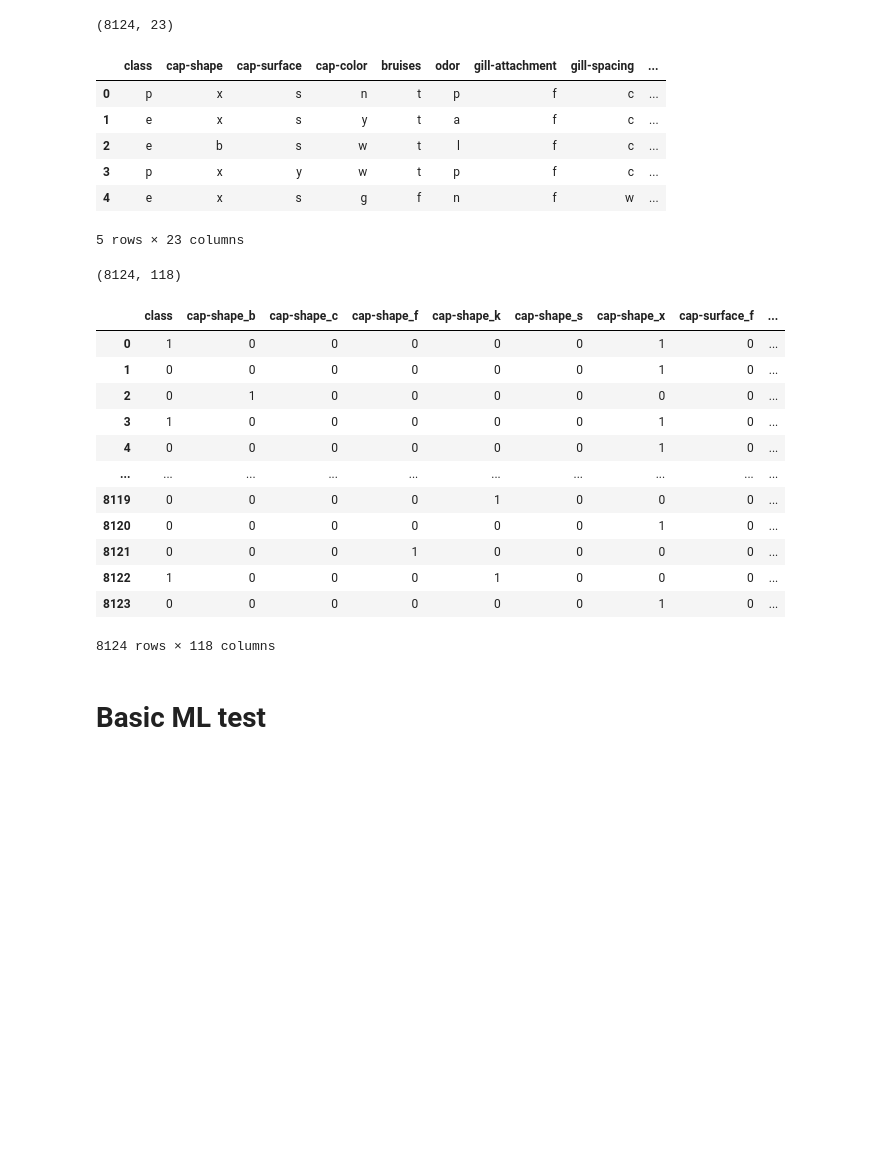
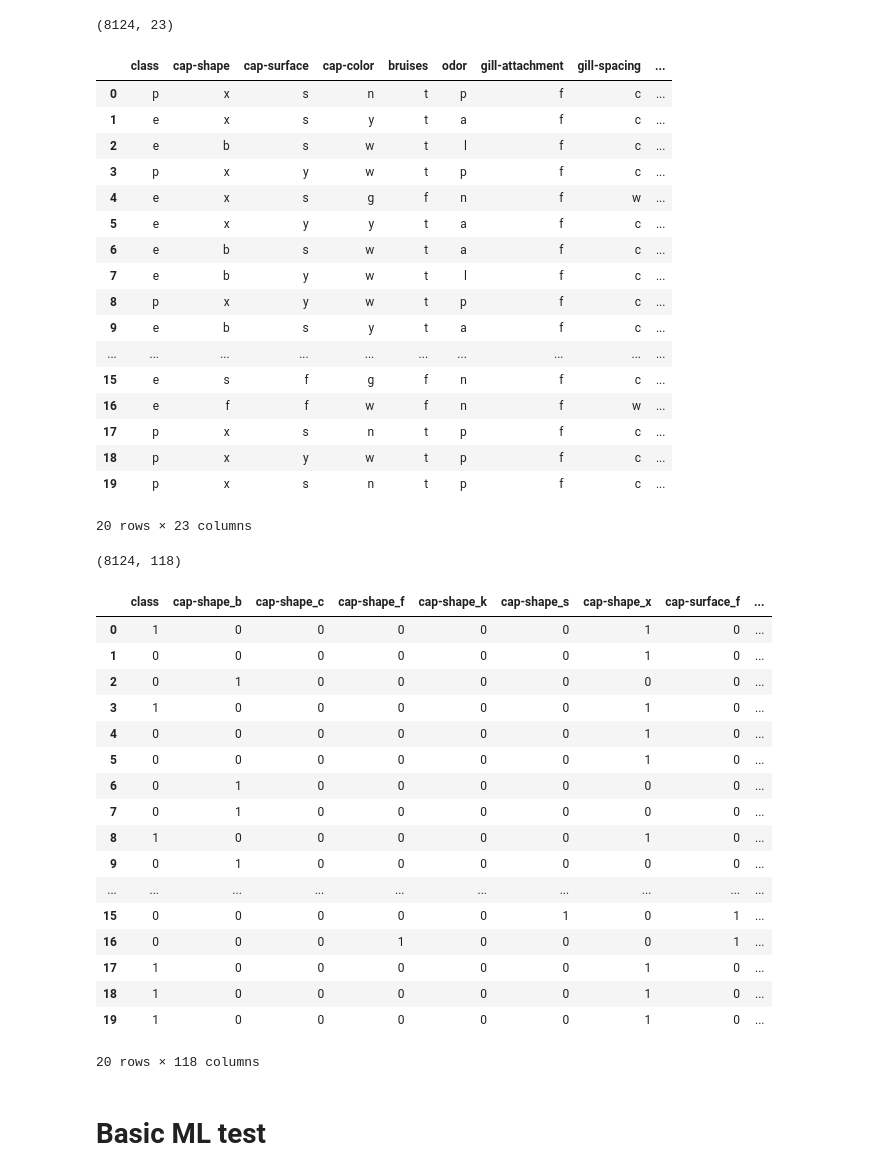
Before and after one commit to Tharindakarawita/Machine-Learning-Repository, a Jupyter notebook: Mushroom dataset/Learning_code.ipynb, the cells around one changed output. Cells and saved outputs as stored; diff of their text form; code cells hidden in the pictures; blank space fills up the shorter version.

```diff
--- a/Mushroom dataset/Learning_code.ipynb
+++ b/Mushroom dataset/Learning_code.ipynb
@@ -17,35 +17,46 @@ column_names = [
     "gill-size",
     "gill-color",
     "stalk-shape",
     "stalk-root",
     "stalk-surface-above-ring",
     "stalk-surface-below-ring",
     "stalk-color-above-ring",
     "stalk-color-below-ring",
     "veil-type",
     "veil-color",
     "ring-number",
     "ring-type",
     "spore-print-color",
     "population",
     "habitat"
 ]
 
 # Read the data file into a Pandas DataFrame
 df = pd.read_csv(file_path, names=column_names)
 
 # Display the DataFrame
 print(df.shape)
-df.head()
+df.head(20)
 # %% [output]
 (8124, 23)
 |  | class | cap-shape | cap-surface | cap-color | bruises | odor | gill-attachment | gill-spacing | ... |
 | 0 | p | x | s | n | t | p | f | c | ... |
 | 1 | e | x | s | y | t | a | f | c | ... |
 | 2 | e | b | s | w | t | l | f | c | ... |
 | 3 | p | x | y | w | t | p | f | c | ... |
 | 4 | e | x | s | g | f | n | f | w | ... |
+| 5 | e | x | y | y | t | a | f | c | ... |
+| 6 | e | b | s | w | t | a | f | c | ... |
+| 7 | e | b | y | w | t | l | f | c | ... |
+| 8 | p | x | y | w | t | p | f | c | ... |
+| 9 | e | b | s | y | t | a | f | c | ... |
+| ... | ... | ... | ... | ... | ... | ... | ... | ... | ... |
+| 15 | e | s | f | g | f | n | f | c | ... |
+| 16 | e | f | f | w | f | n | f | w | ... |
+| 17 | p | x | s | n | t | p | f | c | ... |
+| 18 | p | x | y | w | t | p | f | c | ... |
+| 19 | p | x | s | n | t | p | f | c | ... |
-5 rows × 23 columns
+20 rows × 23 columns
 # %%
 # Convert "class" to binary
 
@@ -54,7 +65,7 @@ df['class'] = (df['class'] == 'p').astype(int)
 # One hot Encoder
 df_ohe = pd.get_dummies(df)
 print(df_ohe.shape)
-df_ohe
+df_ohe.head(20)
 # %% [output]
 (8124, 118)
 |  | class | cap-shape_b | cap-shape_c | cap-shape_f | cap-shape_k | cap-shape_s | cap-shape_x | cap-surface_f | ... |
@@ -63,13 +74,18 @@ df_ohe
 | 2 | 0 | 1 | 0 | 0 | 0 | 0 | 0 | 0 | ... |
 | 3 | 1 | 0 | 0 | 0 | 0 | 0 | 1 | 0 | ... |
 | 4 | 0 | 0 | 0 | 0 | 0 | 0 | 1 | 0 | ... |
+| 5 | 0 | 0 | 0 | 0 | 0 | 0 | 1 | 0 | ... |
+| 6 | 0 | 1 | 0 | 0 | 0 | 0 | 0 | 0 | ... |
+| 7 | 0 | 1 | 0 | 0 | 0 | 0 | 0 | 0 | ... |
+| 8 | 1 | 0 | 0 | 0 | 0 | 0 | 1 | 0 | ... |
+| 9 | 0 | 1 | 0 | 0 | 0 | 0 | 0 | 0 | ... |
 | ... | ... | ... | ... | ... | ... | ... | ... | ... | ... |
-| 8119 | 0 | 0 | 0 | 0 | 1 | 0 | 0 | 0 | ... |
-| 8120 | 0 | 0 | 0 | 0 | 0 | 0 | 1 | 0 | ... |
-| 8121 | 0 | 0 | 0 | 1 | 0 | 0 | 0 | 0 | ... |
-| 8122 | 1 | 0 | 0 | 0 | 1 | 0 | 0 | 0 | ... |
-| 8123 | 0 | 0 | 0 | 0 | 0 | 0 | 1 | 0 | ... |
+| 15 | 0 | 0 | 0 | 0 | 0 | 1 | 0 | 1 | ... |
+| 16 | 0 | 0 | 0 | 1 | 0 | 0 | 0 | 1 | ... |
+| 17 | 1 | 0 | 0 | 0 | 0 | 0 | 1 | 0 | ... |
+| 18 | 1 | 0 | 0 | 0 | 0 | 0 | 1 | 0 | ... |
+| 19 | 1 | 0 | 0 | 0 | 0 | 0 | 1 | 0 | ... |
-8124 rows × 118 columns
+20 rows × 118 columns
 # %% [markdown]
 # Basic ML test
 # %%
```
Also changed, not shown: 21 other files.
